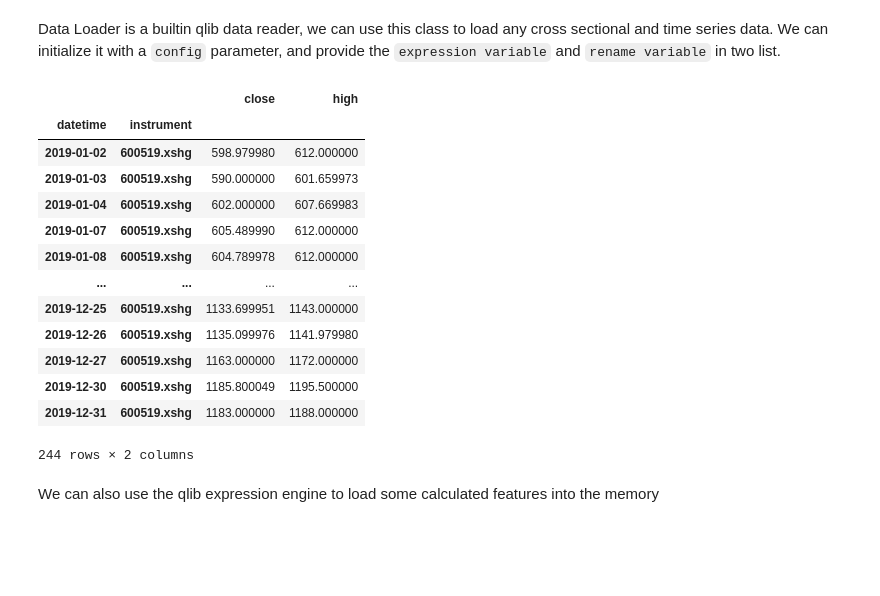
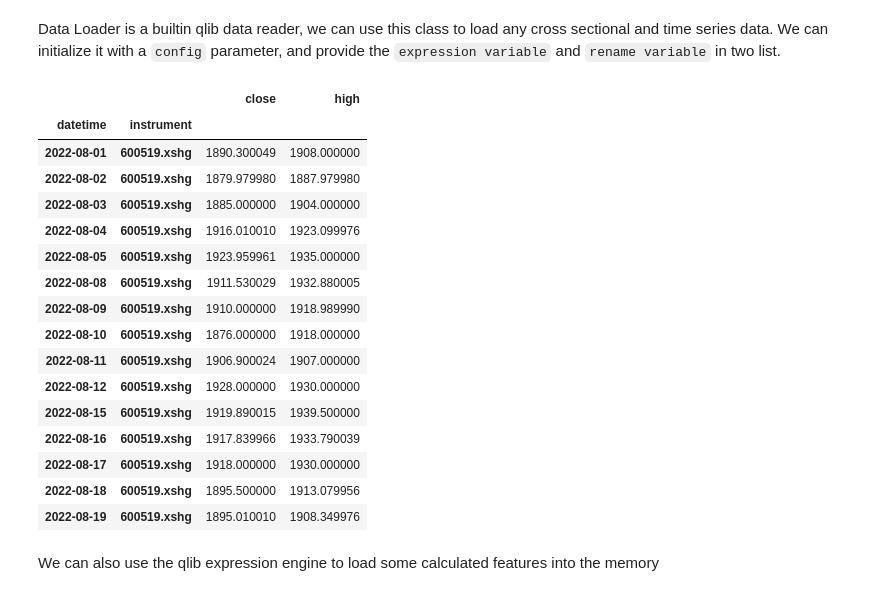
Before and after one commit to ppoak/dataforge_back, a Jupyter notebook: notebooks/qlib-explorer.ipynb, the cells around one changed output. Drawn from its saved outputs; the diff is of its cells as text; code cells hidden in the pictures; blank space fills up the shorter version.

```diff
--- a/notebooks/qlib-explorer.ipynb
+++ b/notebooks/qlib-explorer.ipynb
@@ -104,24 +105,27 @@ Data Loader is a builtin qlib data reader, we can use this class to load any cro
 # %%
 from qlib.data.dataset.loader import QlibDataLoader
 
 # like sql `as` expression, the latter list indicates the names of the column
 qdl = QlibDataLoader(config=(['$close', '$high'], ['close', 'high']))
-qdl.load(instruments=['600519.xshg'], start_time='20190101', end_time='20200101')
+qdl.load(instruments=['600519.xshg'], start_time='2022-08-01', end_time='20220819')
 # %% [output]
 |  |  | close | high |
 | datetime | instrument |  |  |
-| 2019-01-02 | 600519.xshg | 598.979980 | 612.000000 |
-| 2019-01-03 | 600519.xshg | 590.000000 | 601.659973 |
-| 2019-01-04 | 600519.xshg | 602.000000 | 607.669983 |
-| 2019-01-07 | 600519.xshg | 605.489990 | 612.000000 |
-| 2019-01-08 | 600519.xshg | 604.789978 | 612.000000 |
-| ... | ... | ... | ... |
-| 2019-12-25 | 600519.xshg | 1133.699951 | 1143.000000 |
-| 2019-12-26 | 600519.xshg | 1135.099976 | 1141.979980 |
-| 2019-12-27 | 600519.xshg | 1163.000000 | 1172.000000 |
-| 2019-12-30 | 600519.xshg | 1185.800049 | 1195.500000 |
-| 2019-12-31 | 600519.xshg | 1183.000000 | 1188.000000 |
+| 2022-08-01 | 600519.xshg | 1890.300049 | 1908.000000 |
+| 2022-08-02 | 600519.xshg | 1879.979980 | 1887.979980 |
+| 2022-08-03 | 600519.xshg | 1885.000000 | 1904.000000 |
+| 2022-08-04 | 600519.xshg | 1916.010010 | 1923.099976 |
+| 2022-08-05 | 600519.xshg | 1923.959961 | 1935.000000 |
+| 2022-08-08 | 600519.xshg | 1911.530029 | 1932.880005 |
+| 2022-08-09 | 600519.xshg | 1910.000000 | 1918.989990 |
+| 2022-08-10 | 600519.xshg | 1876.000000 | 1918.000000 |
+| 2022-08-11 | 600519.xshg | 1906.900024 | 1907.000000 |
+| 2022-08-12 | 600519.xshg | 1928.000000 | 1930.000000 |
+| 2022-08-15 | 600519.xshg | 1919.890015 | 1939.500000 |
+| 2022-08-16 | 600519.xshg | 1917.839966 | 1933.790039 |
+| 2022-08-17 | 600519.xshg | 1918.000000 | 1930.000000 |
+| 2022-08-18 | 600519.xshg | 1895.500000 | 1913.079956 |
+| 2022-08-19 | 600519.xshg | 1895.010010 | 1908.349976 |
-244 rows × 2 columns
 # %% [markdown]
 We can also use the qlib expression engine to load some calculated features into the memory
 # %%
```
Also changed, not shown: parts of 3 cells of this notebook, 1 other file.
